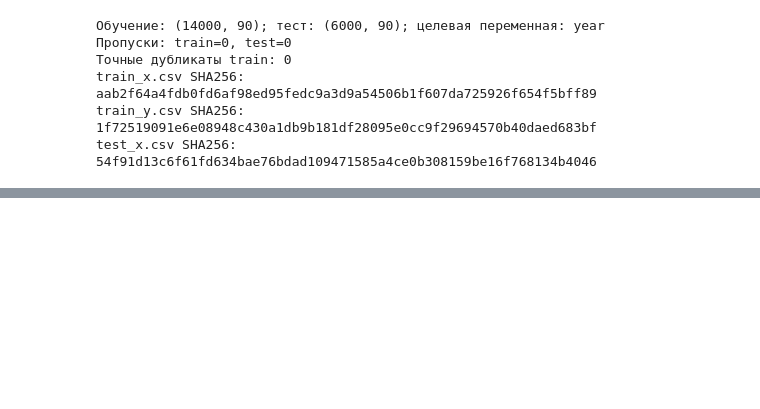
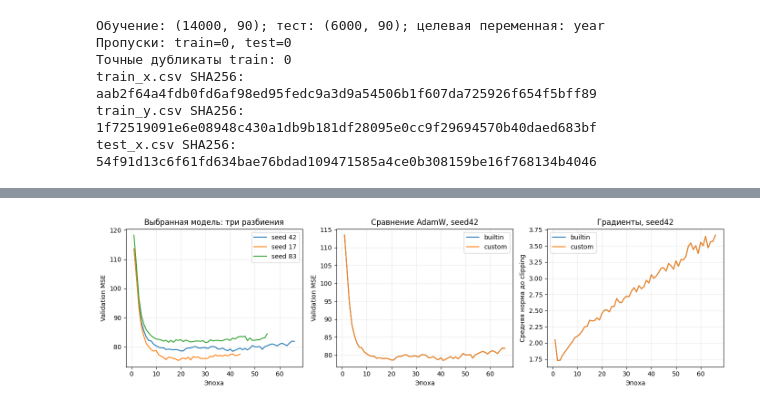
Before and after one commit to alice3e/spbu_dl_2026, a Jupyter notebook: homeworks/task4.ipynb, the cells around one changed output, grey strips where cells are left out. Drawn from its saved outputs; the diff is of its cells as text; code cells hidden in the pictures; blank space fills up the shorter version.

Commit message:
Finalize task 4 with selected meansquad solution

```diff
--- a/homeworks/task4.ipynb
+++ b/homeworks/task4.ipynb
@@ -821,0 +444,26 @@ MAE — **6.4261** года. RMSE на **15.96%** ниже ошибки конс
+# %%
+periods = np.digitize(y.tolist(), bins=[1970, 1980, 1990, 2000, 2005])
+indices = np.arange(len(X))
+development_idx, audit_idx = train_test_split(indices, test_size=0.15, random_state=42, stratify=periods)
+
+
+def make_split(seed):
+    tr, va = train_test_split(development_idx, test_size=0.15 / 0.85, random_state=seed,
+                              stratify=periods[development_idx])
+    assert (len(tr), len(va), len(audit_idx)) == (9800, 2100, 2100)
+    assert not (set(tr) & set(va) or set(tr) & set(audit_idx) or set(va) & set(audit_idx))
+    return tr, va
+
+
+validation_runs = [fit_validation(seed) for seed in (42, 17, 83)]
+mean_mse = statistics.mean(r["metrics"]["mse"] for r in validation_runs)
+median_epoch = int(statistics.median(r["best_epoch"] for r in validation_runs))
+print(f"Средняя validation MSE: {mean_mse:.6f}; медиана лучших эпох: {median_epoch}")
+assert median_epoch == FINAL_EPOCHS, "Изменился результат воспроизведения выбранного эксперимента"
+
+custom_run = fit_validation(42, optimizer_kind="custom")
+reference_run = validation_runs[0]
+max_prediction_delta = (custom_run["prediction"] - reference_run["prediction"]).abs().max().item()
+torch.testing.assert_close(custom_run["prediction"], reference_run["prediction"], rtol=0, atol=1e-4)
+print(f"Custom − builtin MSE: {custom_run['metrics']['mse'] - reference_run['metrics']['mse']:+.8f}")
+print(f"Максимальная разность прогнозов: {max_prediction_delta:.8f} года")
@@ -821,0 +478,18 @@ MAE — **6.4261** года. RMSE на **15.96%** ниже ошибки конс
+# %%
+fig, axes = plt.subplots(1, 3, figsize=(14, 4))
+for run in validation_runs:
+    h = run["history"]
+    axes[0].plot([r["epoch"] for r in h], [r["mse"] for r in h], label=f"seed {run['seed']}")
+for run in [reference_run, custom_run]:
+    h = run["history"]
+    axes[1].plot([r["epoch"] for r in h], [r["mse"] for r in h], label=run["optimizer"])
+    axes[2].plot([r["epoch"] for r in h], [r["grad_norm"] for r in h], label=run["optimizer"])
+axes[0].set(xlabel="Эпоха", ylabel="Validation MSE", title="Выбранная модель: три разбиения")
+axes[1].set(xlabel="Эпоха", ylabel="Validation MSE", title="Сравнение AdamW, seed42")
+axes[2].set(xlabel="Эпоха", ylabel="Средняя норма до clipping", title="Градиенты, seed42")
+for ax in axes:
+    ax.legend()
+fig.tight_layout()
+plt.show()
+# %% [output]
+[figure, added]
```
Also changed, not shown: parts of 37 cells of this notebook, 9 other files.
